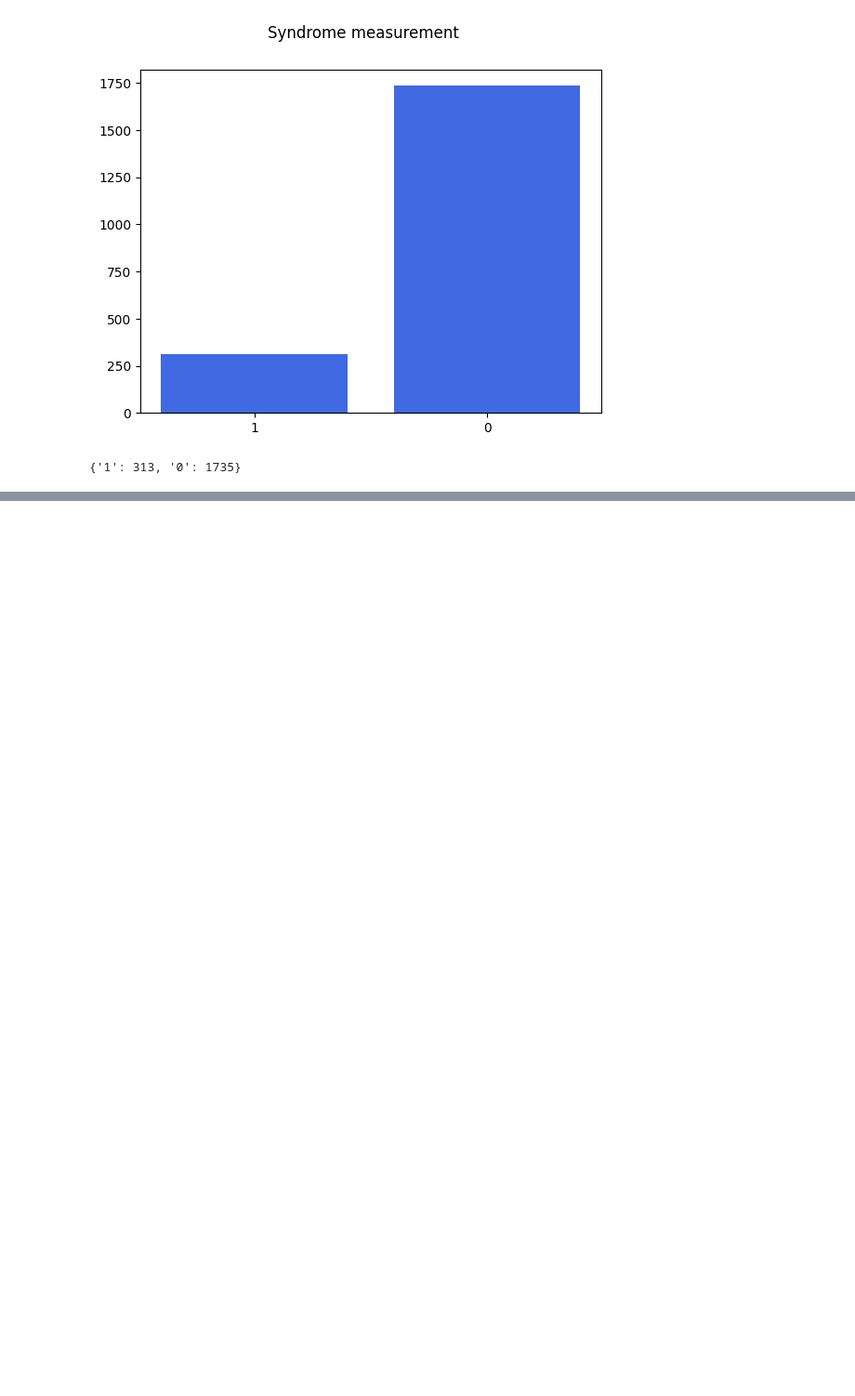
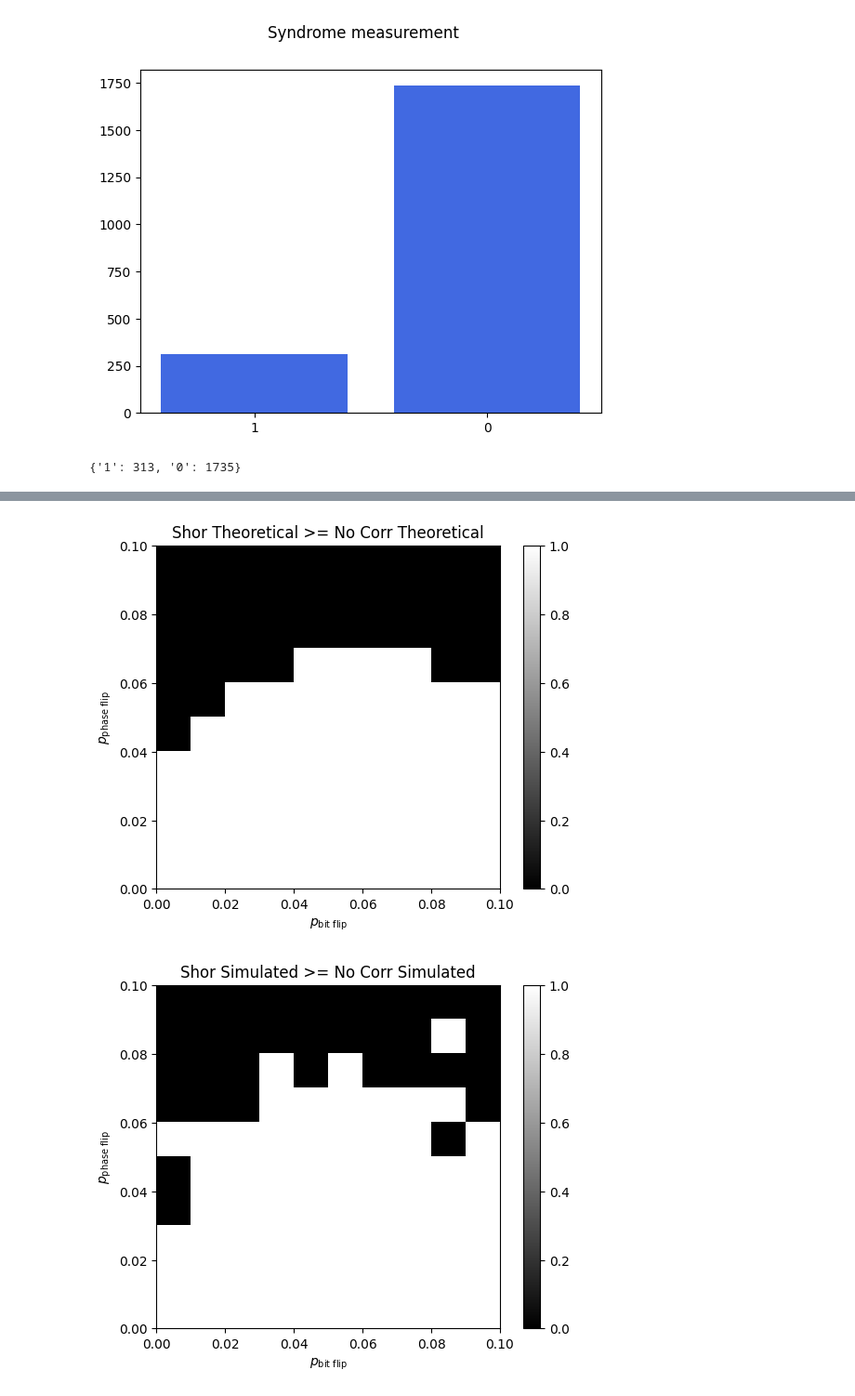
Before and after one commit to ngusarov/Shors-code, a Jupyter notebook: main.ipynb, the cells around one changed output, grey strips where cells are left out. Shown at 93% size. Cells and saved outputs as stored; diff of their text form; code cells hidden in the pictures; blank space fills up the shorter version.

```diff
--- a/main.ipynb
+++ b/main.ipynb
@@ -262,0 +449,21 @@ print(answer)
+# %%
+theoretical_mask = fidelity_theor_list >= fidelity_no_corr_theor_list
+experimental_mask = fidelity_exp_list >= fidelity_no_corr_exp_list
+# %%
+plt.imshow(theoretical_mask, cmap='gray', origin='lower', extent=extent)
+plt.colorbar()
+plt.title('Shor Theoretical >= No Corr Theoretical')
+plt.xlabel('$p_{\\text{bit flip}}$')
+plt.ylabel('$p_{\\text{phase flip}}$')
+
+plt.show()
+
+plt.imshow(experimental_mask, cmap='gray', origin='lower', extent=extent)
+plt.colorbar()
+plt.title('Shor Simulated >= No Corr Simulated')
+plt.xlabel('$p_{\\text{bit flip}}$')
+plt.ylabel('$p_{\\text{phase flip}}$')
+plt.show()
+# %% [output]
+[figure, added]
+[figure, added]
```
Also changed, not shown: parts of 8 cells of this notebook, 4 other files.
